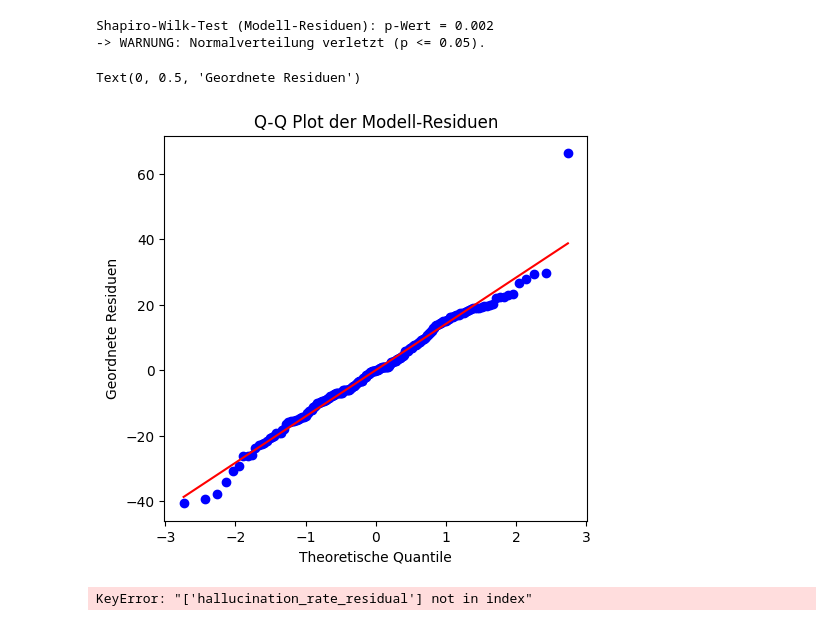
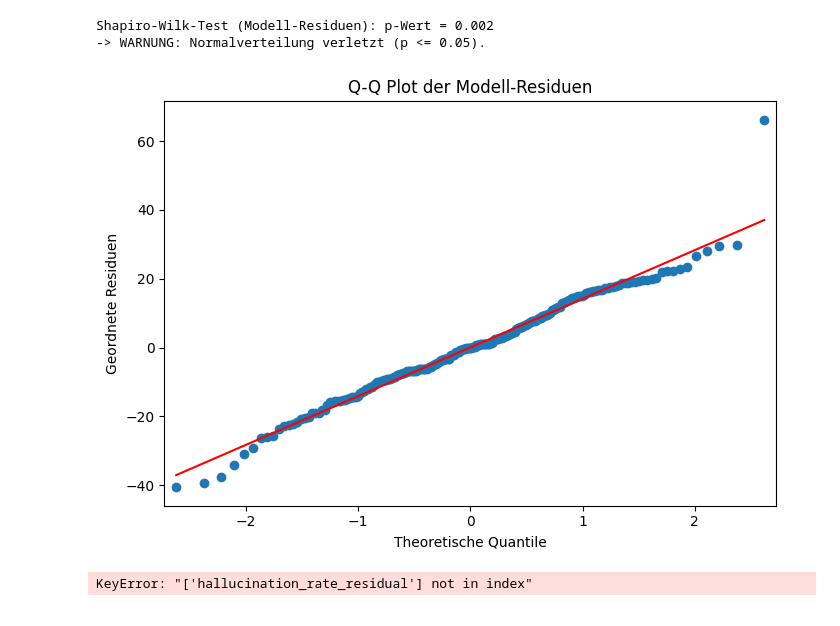
Before and after one commit to StefanEissler/doc-automation-architecture, a Jupyter notebook: notebooks/statistical_evaluation_A_internal.ipynb, the cells around one changed output. Cells and saved outputs as stored; diff of their text form; code cells hidden in the pictures.

```diff
--- a/notebooks/statistical_evaluation_A_internal.ipynb
+++ b/notebooks/statistical_evaluation_A_internal.ipynb
@@ -1398,16 +1395,15 @@ else:
 Shapiro-Wilk-Test (Modell-Residuen): p-Wert = 0.002
 -> WARNUNG: Normalverteilung verletzt (p <= 0.05).
 # %%
-plt.figure(figsize=(12, 5))
-
-plt.subplot(1, 2, 1)
-stats.probplot(residuals, dist="norm", plot=plt)
-plt.title("Q-Q Plot der Modell-Residuen")
-plt.xlabel("Theoretische Quantile")
-plt.ylabel("Geordnete Residuen")
+fig, ax = plt.subplots(figsize=(7, 5))
+sm.qqplot(residuals, line="s", ax=ax)
+ax.set_title("Q-Q Plot der Modell-Residuen")
+ax.set_xlabel("Theoretische Quantile")
+ax.set_ylabel("Geordnete Residuen")
+plt.tight_layout()
+plt.show()
 # %% [output]
-Text(0, 0.5, 'Geordnete Residuen')
-[figure, old version]
+[figure, new version]
 # %%
 fehler_doku = df_hallucination[df_hallucination["hallucination_rate_overall"] > 90]
 pd.set_option("display.max_colwidth", None)
```
Also changed, not shown: parts of 5 cells of this notebook.
